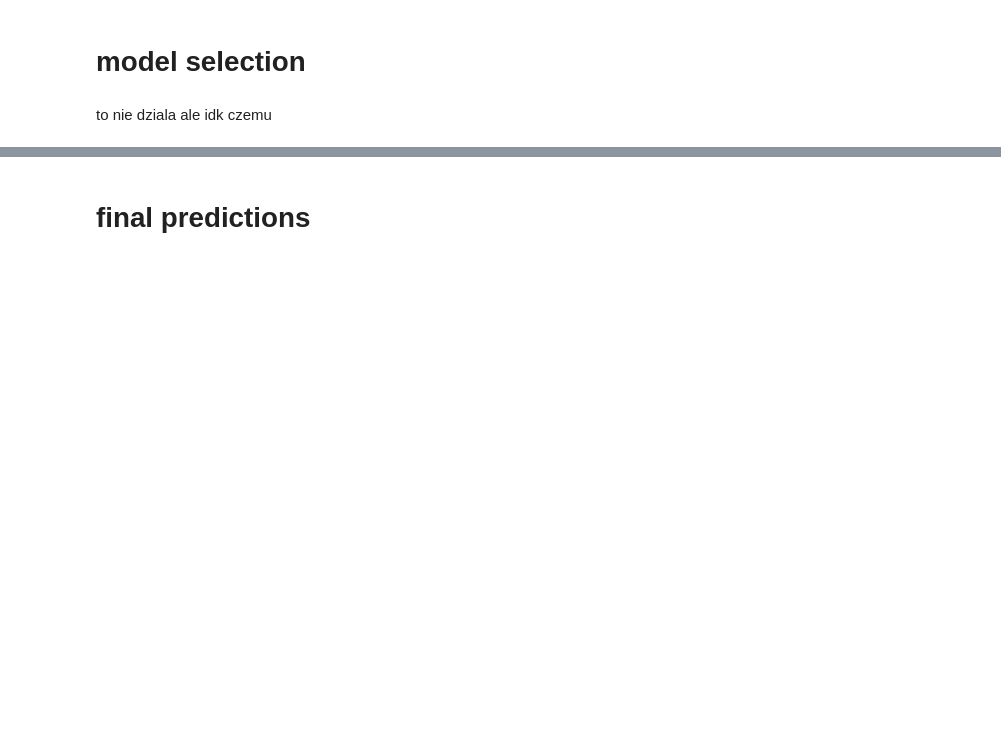
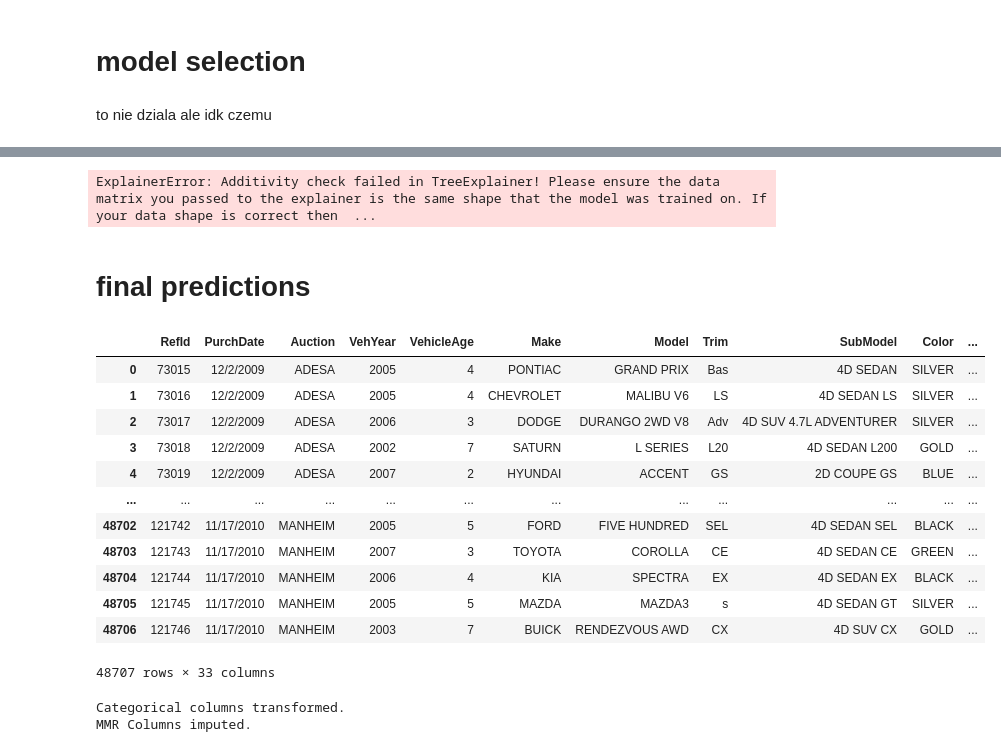
Before and after one commit to Koliber216/DontGetKicked-ML-Classification, a Jupyter notebook: model_selection.ipynb, the cells around one changed output, grey strips where cells are left out. Saved outputs shown, nothing was run; the diff lists cells and outputs as text; code cells hidden in the pictures; blank space fills up the shorter version.

```diff
--- a/model_selection.ipynb
+++ b/model_selection.ipynb
@@ -355,3 +462,7 @@ confusion_matrix(y_val, y_pred)
+# %%
+shapley(rf_model, X_train[1:1000, :], X_val)
+# %% [output]
+ExplainerError: Additivity check failed in TreeExplainer! Please ensure the data matrix you passed to the explainer is the same shape that the model was trained on. If your data shape is correct then  ...
 # %% [markdown]
 # final predictions
 # %%
@@ -364,6 +470,26 @@ X_test
+# %%
+X_test = test.copy()
+X_test
+# %% [output]
+|  | RefId | PurchDate | Auction | VehYear | VehicleAge | Make | Model | Trim | SubModel | Color | ... |
+| 0 | 73015 | 12/2/2009 | ADESA | 2005 | 4 | PONTIAC | GRAND PRIX | Bas | 4D SEDAN | SILVER | ... |
+| 1 | 73016 | 12/2/2009 | ADESA | 2005 | 4 | CHEVROLET | MALIBU V6 | LS | 4D SEDAN LS | SILVER | ... |
+| 2 | 73017 | 12/2/2009 | ADESA | 2006 | 3 | DODGE | DURANGO 2WD V8 | Adv | 4D SUV 4.7L ADVENTURER | SILVER | ... |
+| 3 | 73018 | 12/2/2009 | ADESA | 2002 | 7 | SATURN | L SERIES | L20 | 4D SEDAN L200 | GOLD | ... |
+| 4 | 73019 | 12/2/2009 | ADESA | 2007 | 2 | HYUNDAI | ACCENT | GS | 2D COUPE GS | BLUE | ... |
+| ... | ... | ... | ... | ... | ... | ... | ... | ... | ... | ... | ... |
+| 48702 | 121742 | 11/17/2010 | MANHEIM | 2005 | 5 | FORD | FIVE HUNDRED | SEL | 4D SEDAN SEL | BLACK | ... |
+| 48703 | 121743 | 11/17/2010 | MANHEIM | 2007 | 3 | TOYOTA | COROLLA | CE | 4D SEDAN CE | GREEN | ... |
+| 48704 | 121744 | 11/17/2010 | MANHEIM | 2006 | 4 | KIA | SPECTRA | EX | 4D SEDAN EX | BLACK | ... |
+| 48705 | 121745 | 11/17/2010 | MANHEIM | 2005 | 5 | MAZDA | MAZDA3 | s | 4D SEDAN GT | SILVER | ... |
+| 48706 | 121746 | 11/17/2010 | MANHEIM | 2003 | 7 | BUICK | RENDEZVOUS AWD | CX | 4D SUV CX | GOLD | ... |
+48707 rows × 33 columns
 # %%
 X_test = prepipe.transform(X_test)
 X_test = pipeline.transform(X_test)
+# %% [output]
+Categorical columns transformed.
+MMR Columns imputed.
 # %%
 y = rf_model.predict(X_test)
 pd.DataFrame(y, columns=["IsBadBuy"]).join(test["RefId"]).to_csv("out.csv", index=False)
```
Also changed, not shown: parts of 26 cells of this notebook, 1 other file.
